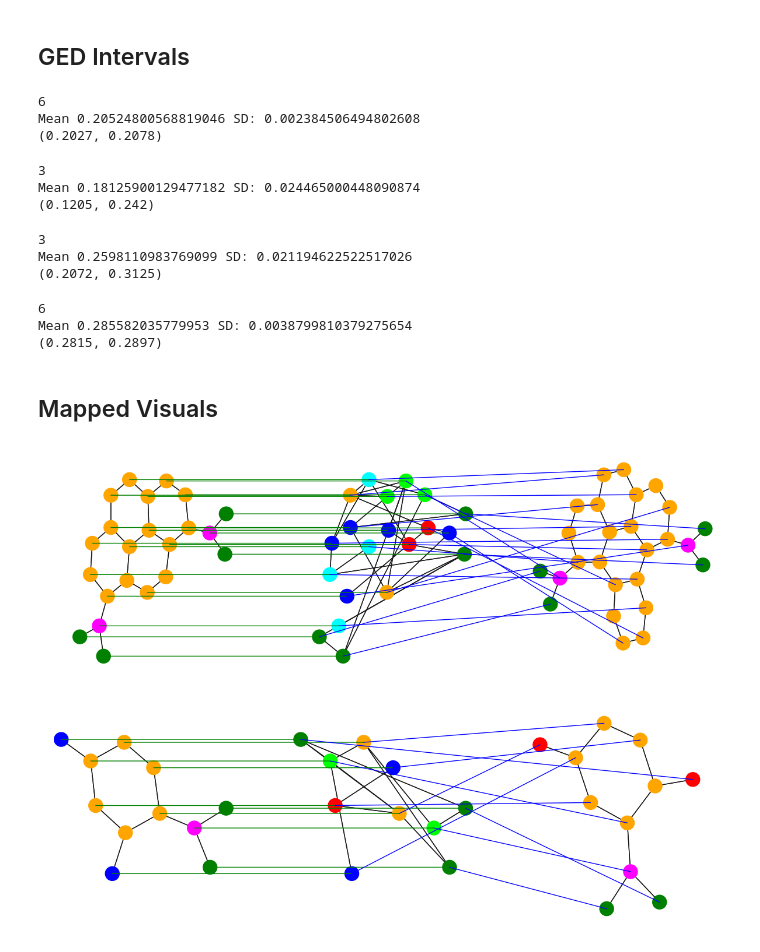
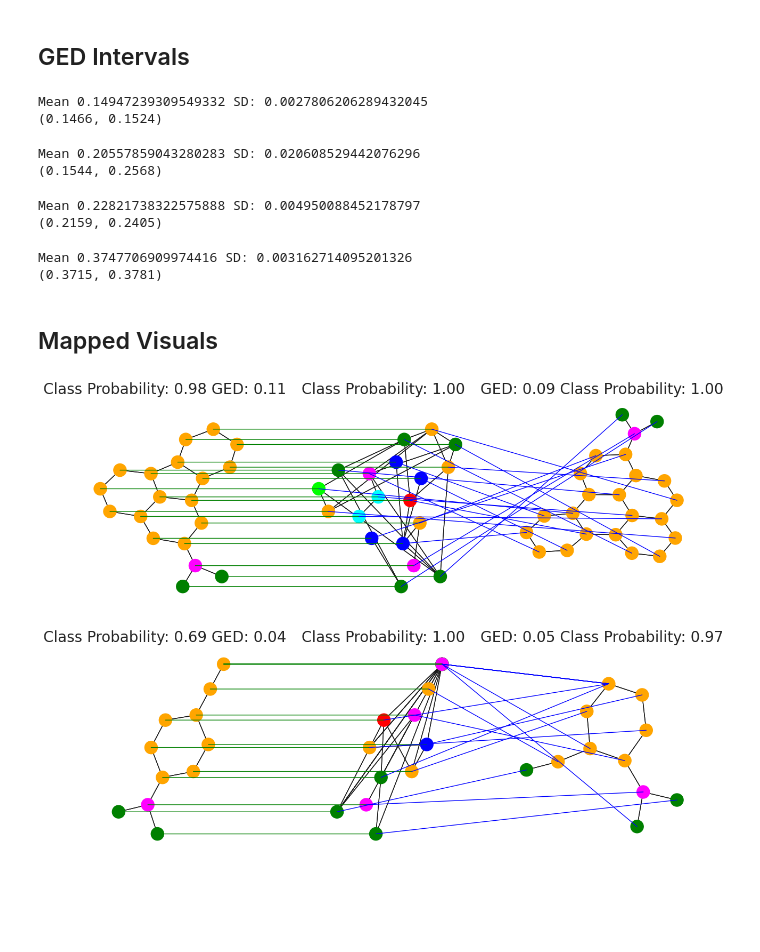
Before and after one commit to Tiny-Quant/GNN-EGG, a Jupyter notebook: results/MUTAG/GNNInterpreter_MUTAG.ipynb, the cells around one changed output. Cells and saved outputs as stored; diff of their text form; code cells hidden in the pictures; blank space fills up the shorter version.

```diff
--- a/results/MUTAG/GNNInterpreter_MUTAG.ipynb
+++ b/results/MUTAG/GNNInterpreter_MUTAG.ipynb
@@ -93,9 +93,9 @@ def run_GNNInterpreter(cls_idx):
 
     # Covert to typically pyg MUTAG format.
     example = from_networkx(example)
-    example.x = F.one_hot(example.label, num_classes=7)
-    example.edge_attr = F.one_hot(example.edge_label, num_classes=4)
-    example.y = torch.tensor(cls_idx)
+    example.x = F.one_hot(example.label, num_classes=7).float()
+    example.edge_attr = F.one_hot(example.edge_label, num_classes=4).float()
+    example.y = torch.tensor(cls_idx).float()
 
     return example
 # %%
@@ -221,6 +220,7 @@ def vis_con_graph(
     obs_ex2: pyg.data,
     GED_fn,
     explainee,
+    cls_idx: int
 ) -> None:
 
     # Convert to egg format to compute GED.
@@ -255,6 +255,22 @@ def vis_con_graph(
     with torch.no_grad():
         aff_mat2 = GED_fn.get_aff_mat(*gen_egg, *obs_egg2)
         dis_match_mat2 = GED_fn.get_dis_match_mat(aff_mat2)
+
+    egg_size = torch.tensor([
+        gen_ex.x.shape[0] + gen_ex.edge_index.shape[1]
+    ])
+
+    GED_score1 = (
+        -1 * pygm.utils.compute_affinity_score(dis_match_mat, aff_mat) /
+        egg_size
+    ).item()
+    GED_score1 = min(GED_score1, 1.0) # cap at 100% edit.
+
+    GED_score2 = (
+        -1 * pygm.utils.compute_affinity_score(dis_match_mat2, aff_mat2) /
+        egg_size
+    ).item()
+    GED_score2 = min(GED_score2, 1.0)
 
     # pos_1 = nx.spring_layout(obs_nx)
     pos_1 = nx.kamada_kawai_layout(obs_nx)
@@ -296,5 +312,15 @@ def vis_con_graph(
 
         fig.add_artist(con)
 
+    explainee.eval()
+    with torch.no_grad():
+        pred_gen = explainee(gen_ex)['probs'][0][cls_idx].item()
+        pred_obs1 = explainee(obs_ex1)['probs'][0][cls_idx].item()
+        pred_obs2 = explainee(obs_ex2)['probs'][0][cls_idx].item()
+
+    axes[0].set_title(f"Class Probability: {pred_obs1:0.2f} GED: {GED_score1:0.2f}", fontsize=20)
+    axes[1].set_title(f"Class Probability: {pred_gen:0.2f}", fontsize=20)
+    axes[2].set_title(f"GED: {GED_score2:0.2f} Class Probability: {pred_obs2:0.2f}", fontsize=20)
+
 
 #    print(GED_percent)
@@ -307,9 +355,8 @@ GED_interval_gnnInterp(
     batch_size=16
 )
 # %% [output]
-6
-Mean 0.20524800568819046 SD: 0.002384506494802608
-(0.2027, 0.2078)
+Mean 0.14947239309549332 SD: 0.0027806206289432045
+(0.1466, 0.1524)
 # %%
 # GED to 0 trained to 1.
 GED_interval_gnnInterp(
@@ -317,9 +364,8 @@ GED_interval_gnnInterp(
     batch_size=16
 )
 # %% [output]
-3
-Mean 0.18125900129477182 SD: 0.024465000448090874
-(0.1205, 0.242)
+Mean 0.20557859043280283 SD: 0.020608529442076296
+(0.1544, 0.2568)
 # %%
 # GED to 0 trained to 0
 GED_interval_gnnInterp(
@@ -327,9 +373,8 @@ GED_interval_gnnInterp(
     batch_size=16
 )
 # %% [output]
-3
-Mean 0.2598110983769099 SD: 0.021194622522517026
-(0.2072, 0.3125)
+Mean 0.22821738322575888 SD: 0.004950088452178797
+(0.2159, 0.2405)
 # %%
 # GED to 1 trained to 0
 GED_interval_gnnInterp(
@@ -337,26 +382,25 @@ GED_interval_gnnInterp(
     batch_size=16
 )
 # %% [output]
-6
-Mean 0.285582035779953 SD: 0.0038799810379275654
-(0.2815, 0.2897)
+Mean 0.3747706909974416 SD: 0.003162714095201326
+(0.3715, 0.3781)
 # %% [markdown]
 ## Mapped Visuals
 # %%
 # Mutagen.
 gen_gnnInterp = run_GNNInterpreter(cls_idx=1)
 obs_ex1 = test_data_list_1[1]
 obs_ex2 = test_data_list_1[5]
 
-vis_con_graph(gen_gnnInterp, obs_ex1, obs_ex2, GED_fn, None)
+vis_con_graph(gen_gnnInterp, obs_ex1, obs_ex2, GED_fn, model, 1)
 # %% [output]
-[figure, old version]
+[figure, new version]
 # %%
 # Nonmutagen.
 gen_gnnInterp = run_GNNInterpreter(cls_idx=0)
 obs_ex1 = test_data_list_0[1]
 obs_ex2 = test_data_list_0[7]
 
-vis_con_graph(gen_gnnInterp, obs_ex1, obs_ex2, GED_fn, None)
+vis_con_graph(gen_gnnInterp, obs_ex1, obs_ex2, GED_fn, model, 0)
 # %% [output]
-[figure, old version]
+[figure, new version]
```
Also changed, not shown: parts of 6 cells of this notebook.
